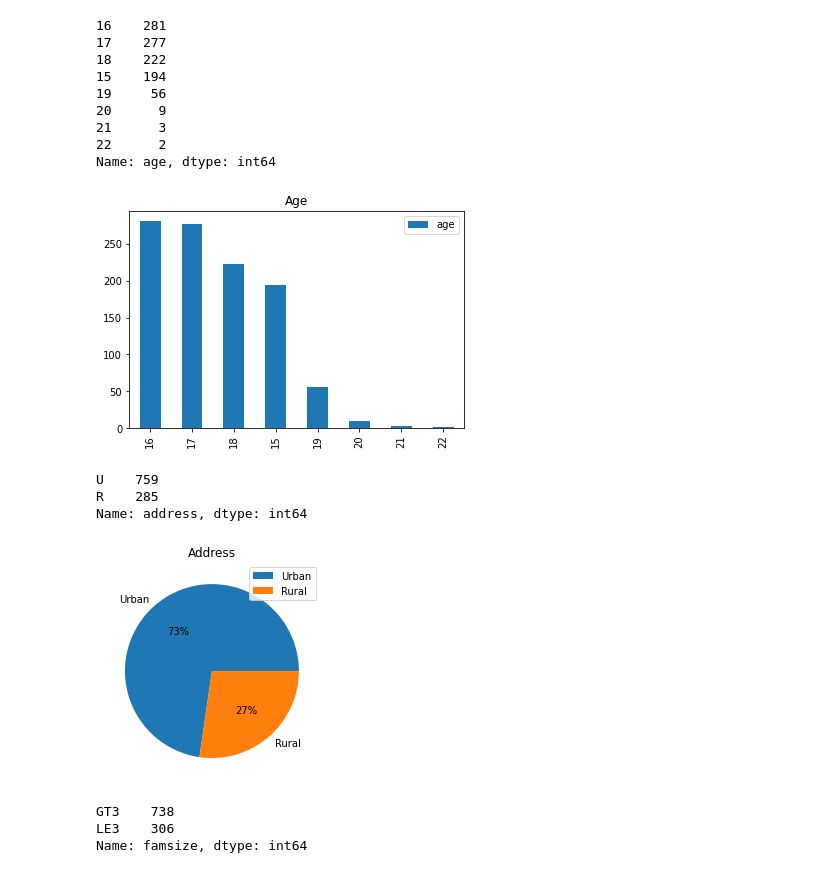
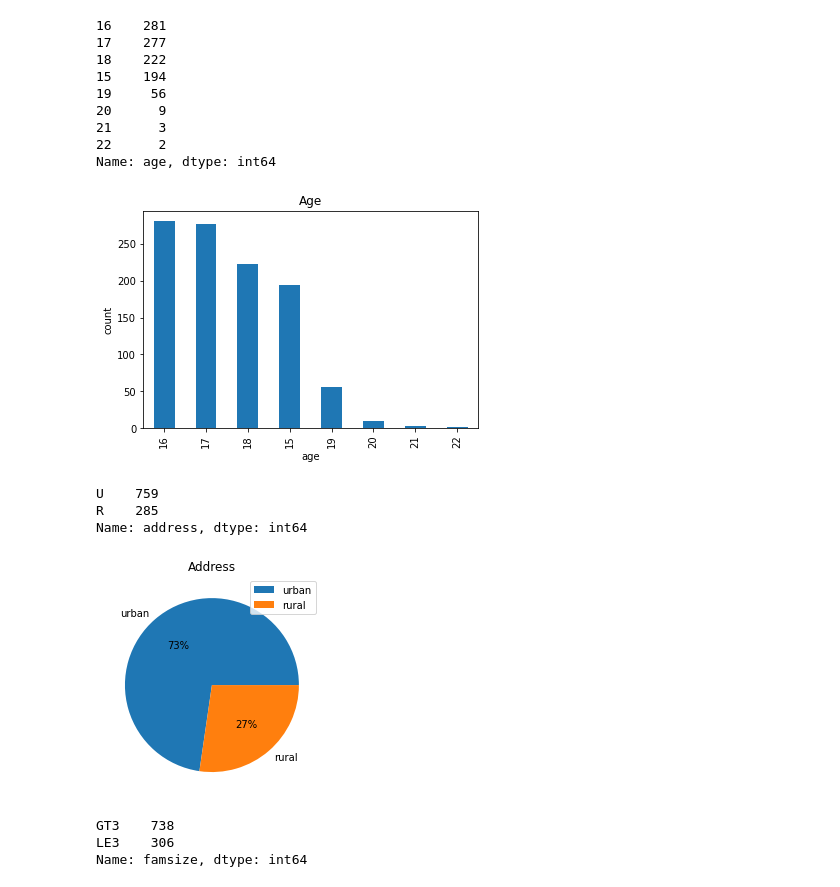
Before and after one commit to TharindaNimnajith/student-performance, a Jupyter notebook: dataset_analysis/column_data_analysis.ipynb, the cells around one changed output. Cells and saved outputs as stored; diff of their text form; code cells hidden in the pictures.

```diff
--- a/dataset_analysis/column_data_analysis.ipynb
+++ b/dataset_analysis/column_data_analysis.ipynb
@@ -53,12 +53,13 @@ Name: age, dtype: int64
 # %%
 fig = plt.figure()
 df['age'].value_counts().plot(kind='bar')
 plt.title('Age')
-plt.legend()
+plt.xlabel('age')
+plt.ylabel('count')
 fig.savefig('plots/age.png', facecolor='white')
 plt.show()
 # %% [output]
-[figure, old version]
+[figure, new version]
 # %%
 df['address'].value_counts()
 # %% [output]
@@ -68,7 +69,7 @@ Name: address, dtype: int64
 # %%
 fig = plt.figure()
 ax = df['address'].value_counts().plot(kind='pie',
-                                       labels=['Urban', 'Rural'],
+                                       labels=['urban', 'rural'],
                                        autopct='%1.0f%%')
 ax.yaxis.set_visible(False)
 plt.title('Address')
@@ -76,7 +77,7 @@ plt.legend()
 fig.savefig('plots/address.png', facecolor='white')
 plt.show()
 # %% [output]
-[figure, old version]
+[figure, new version]
 # %%
 df['famsize'].value_counts()
 # %% [output]
```
Also changed, not shown: parts of 7 cells of this notebook, 6 other files.
